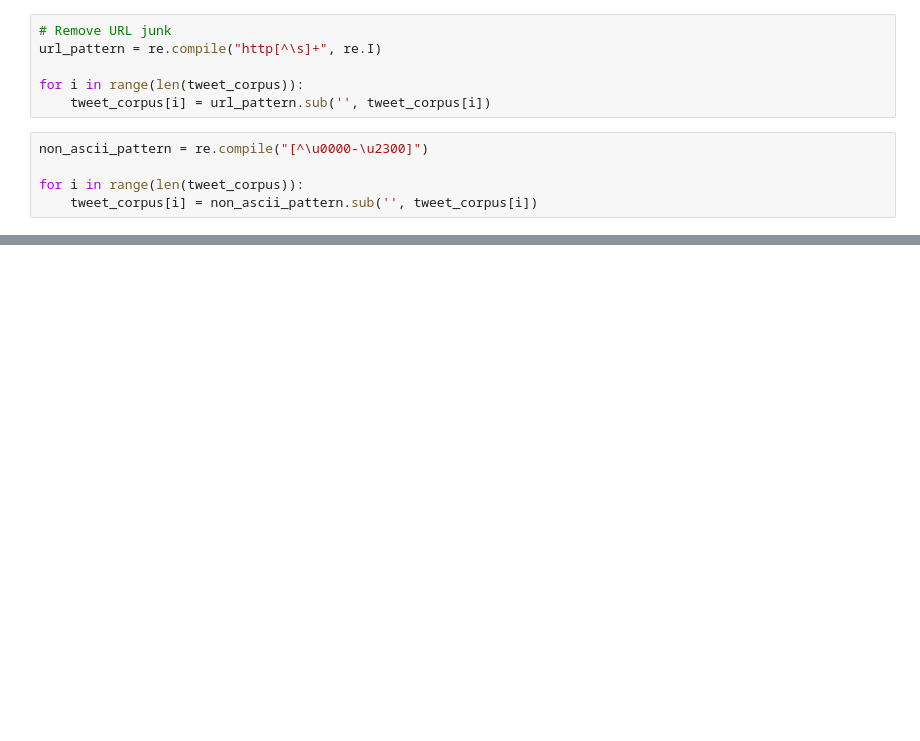
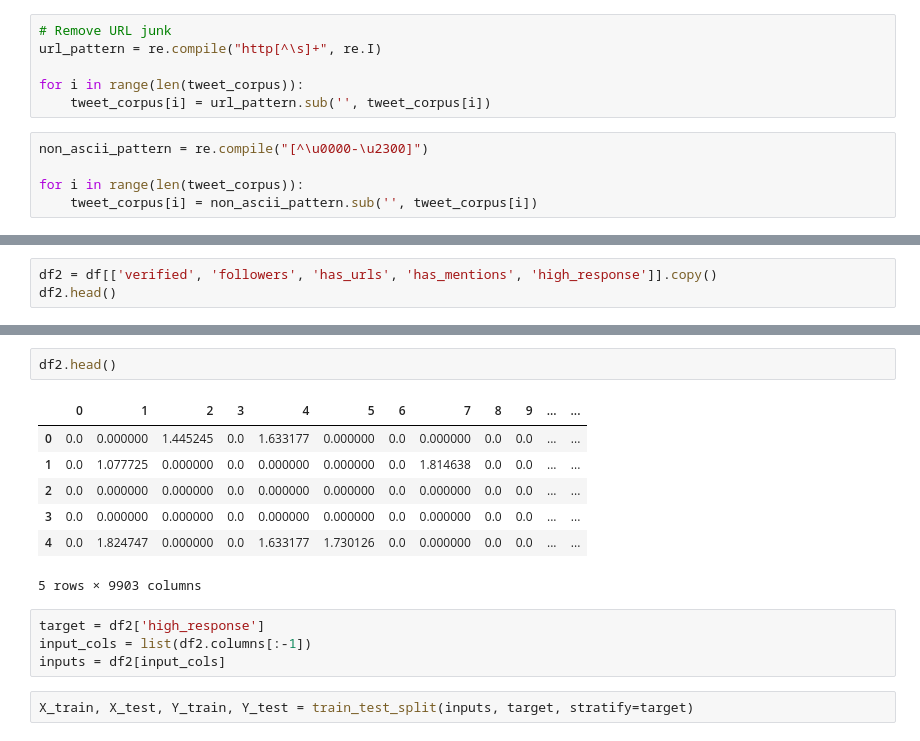
Before and after one commit to clearthecity/BubbleOrWave2, a Jupyter notebook: ClassifyResponseLevel.ipynb, the cells around one changed output, grey strips where cells are left out. Saved outputs shown, nothing was run; the diff lists cells and outputs as text; blank space fills up the shorter version.

```diff
--- a/ClassifyResponseLevel.ipynb
+++ b/ClassifyResponseLevel.ipynb
@@ -122,0 +89,3 @@ dict_vec.get_feature_names()
+# %%
+df2 = df[['verified', 'followers', 'has_urls', 'has_mentions', 'high_response']].copy()
+df2.head()
@@ -122,0 +117,16 @@ dict_vec.get_feature_names()
+# %%
+df2.head()
+# %% [output]
+|  | 0 | 1 | 2 | 3 | 4 | 5 | 6 | 7 | 8 | 9 | ... | ... |
+| 0 | 0.0 | 0.000000 | 1.445245 | 0.0 | 1.633177 | 0.000000 | 0.0 | 0.000000 | 0.0 | 0.0 | ... | ... |
+| 1 | 0.0 | 1.077725 | 0.000000 | 0.0 | 0.000000 | 0.000000 | 0.0 | 1.814638 | 0.0 | 0.0 | ... | ... |
+| 2 | 0.0 | 0.000000 | 0.000000 | 0.0 | 0.000000 | 0.000000 | 0.0 | 0.000000 | 0.0 | 0.0 | ... | ... |
+| 3 | 0.0 | 0.000000 | 0.000000 | 0.0 | 0.000000 | 0.000000 | 0.0 | 0.000000 | 0.0 | 0.0 | ... | ... |
+| 4 | 0.0 | 1.824747 | 0.000000 | 0.0 | 1.633177 | 1.730126 | 0.0 | 0.000000 | 0.0 | 0.0 | ... | ... |
+5 rows × 9903 columns
+# %%
+target = df2['high_response']
+input_cols = list(df2.columns[:-1])
+inputs = df2[input_cols]
+# %%
+X_train, X_test, Y_train, Y_test = train_test_split(inputs, target, stratify=target)
```
Also changed, not shown: parts of 41 cells of this notebook, 6 other files.
